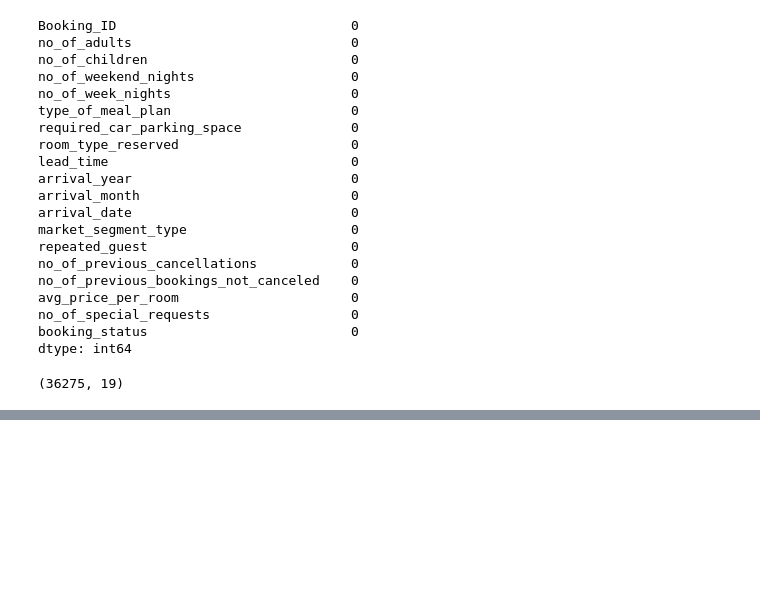
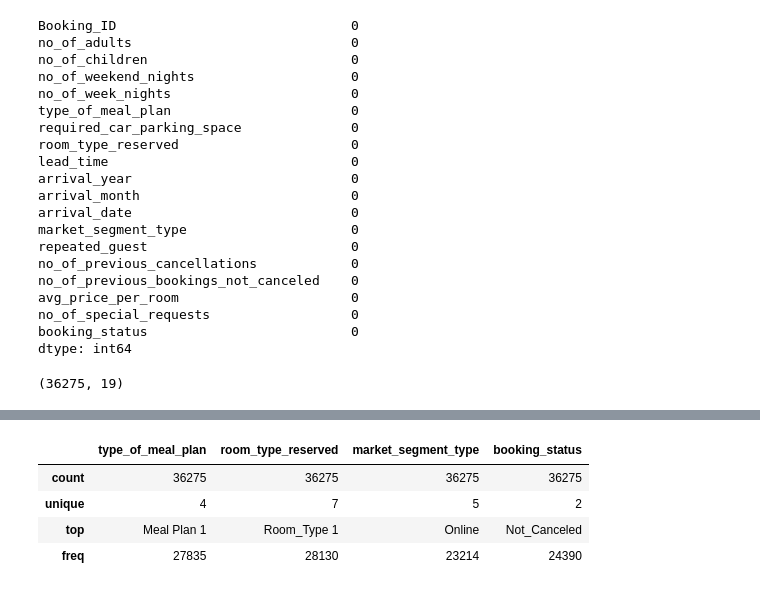
Before and after one commit to navanish17/Lab_assesment, a Jupyter notebook: research/trials.ipynb, the cells around one changed output, grey strips where cells are left out. Saved outputs shown, nothing was run; the diff lists cells and outputs as text; code cells hidden in the pictures; blank space fills up the shorter version.

```diff
--- a/research/trials.ipynb
+++ b/research/trials.ipynb
@@ -91,0 +189,8 @@ df.shape
+# %%
+df.describe(include = 'object')
+# %% [output]
+|  | type_of_meal_plan | room_type_reserved | market_segment_type | booking_status |
+| count | 36275 | 36275 | 36275 | 36275 |
+| unique | 4 | 7 | 5 | 2 |
+| top | Meal Plan 1 | Room_Type 1 | Online | Not_Canceled |
+| freq | 27835 | 28130 | 23214 | 24390 |
```
Also changed, not shown: parts of 15 cells of this notebook.
